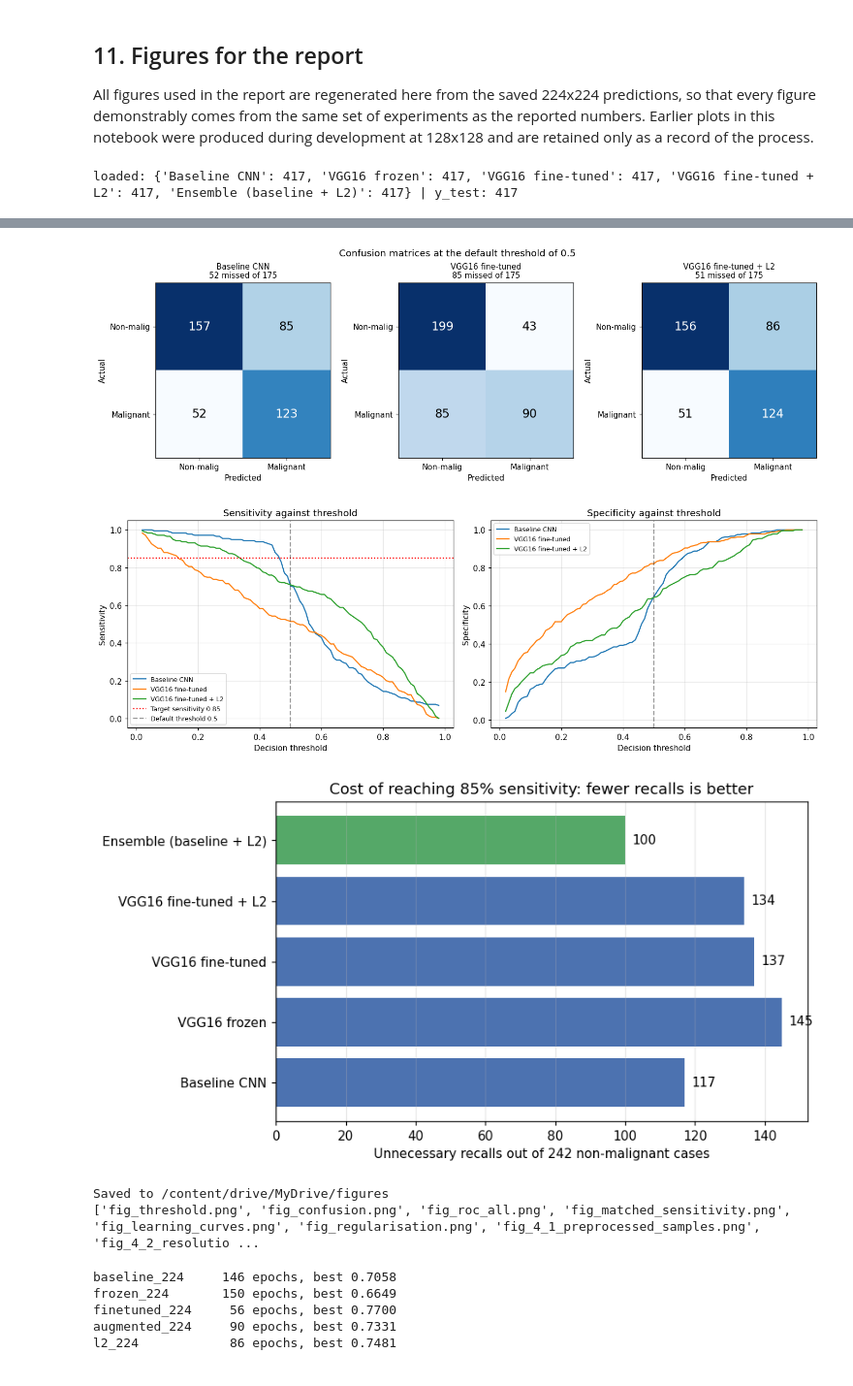
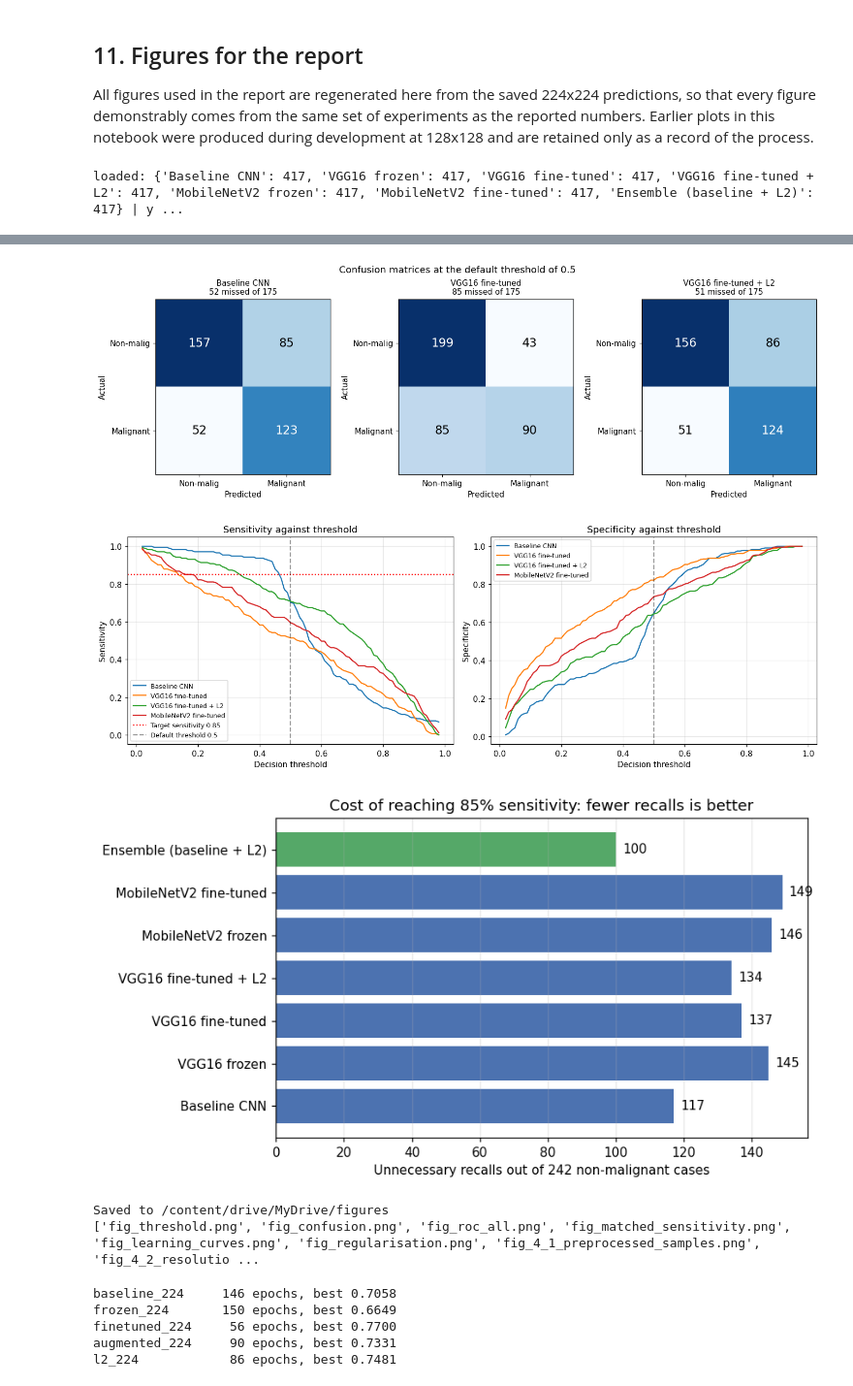
Before and after one commit to azeltkr/breast-cancer-cbis-ddsm, a Jupyter notebook: CM3070_prototype_cbis_ddsm.ipynb, the cells around one changed output, grey strips where cells are left out. Shown at 97% size. Saved outputs shown, nothing was run; the diff lists cells and outputs as text; code cells hidden in the pictures.

Commit message:
added mobilenet to chapter 11

```diff
--- a/CM3070_prototype_cbis_ddsm.ipynb
+++ b/CM3070_prototype_cbis_ddsm.ipynb
@@ -1150,9 +1150,11 @@ plt.suptitle('Confusion matrices at the default threshold of 0.5', fontsize=12)
 plt.tight_layout(); plt.savefig(f'{FIGDIR}/fig_confusion.png', bbox_inches='tight'); plt.show()
 
 # --- Figure 3: sensitivity and specificity against threshold ---
+thr_show = ['Baseline CNN', 'VGG16 fine-tuned', 'VGG16 fine-tuned + L2',
+            'MobileNetV2 fine-tuned']
 thr_grid = np.linspace(0.02, 0.98, 97)
 fig, axes = plt.subplots(1, 2, figsize=(13, 4.6))
-for name in show:
+for name in thr_show:
     sens = [((P[name] >= t) & (y_test == 1)).sum() / (y_test == 1).sum() for t in thr_grid]
     spec = [((P[name] <  t) & (y_test == 0)).sum() / (y_test == 0).sum() for t in thr_grid]
     axes[0].plot(thr_grid, sens, label=name)
@@ -1188,4 +1190,4 @@ plt.savefig(f'{FIGDIR}/fig_matched_sensitivity.png', bbox_inches='tight'); plt.s
 
 print('\nSaved to', FIGDIR); print(os.listdir(FIGDIR))
 # %% [output]
-loaded: {'Baseline CNN': 417, 'VGG16 frozen': 417, 'VGG16 fine-tuned': 417, 'VGG16 fine-tuned + L2': 417, 'Ensemble (baseline + L2)': 417} | y_test: 417
+loaded: {'Baseline CNN': 417, 'VGG16 frozen': 417, 'VGG16 fine-tuned': 417, 'VGG16 fine-tuned + L2': 417, 'MobileNetV2 frozen': 417, 'MobileNetV2 fine-tuned': 417, 'Ensemble (baseline + L2)': 417} | y ...
@@ -1193,6 +1195,6 @@ loaded: {'Baseline CNN': 417, 'VGG16 frozen': 417, 'VGG16 fine-tuned': 417, 'VGG
 [figure]
-[figure, old version]
+[figure, new version]
-[figure, old version]
+[figure, new version]
 Saved to /content/drive/MyDrive/figures
 ['fig_threshold.png', 'fig_confusion.png', 'fig_roc_all.png', 'fig_matched_sensitivity.png', 'fig_learning_curves.png', 'fig_regularisation.png', 'fig_4_1_preprocessed_samples.png', 'fig_4_2_resolutio ...
 # %%
```
Also changed, not shown: parts of 1 cell of this notebook.
